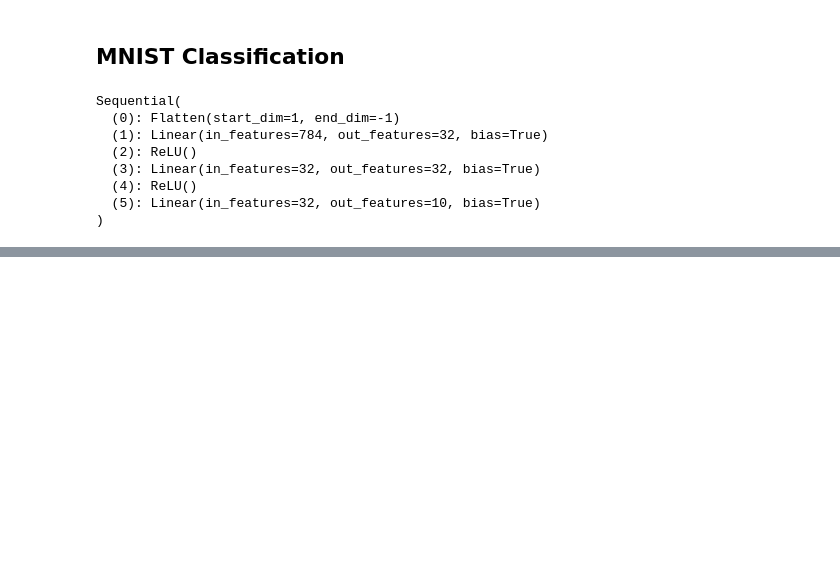
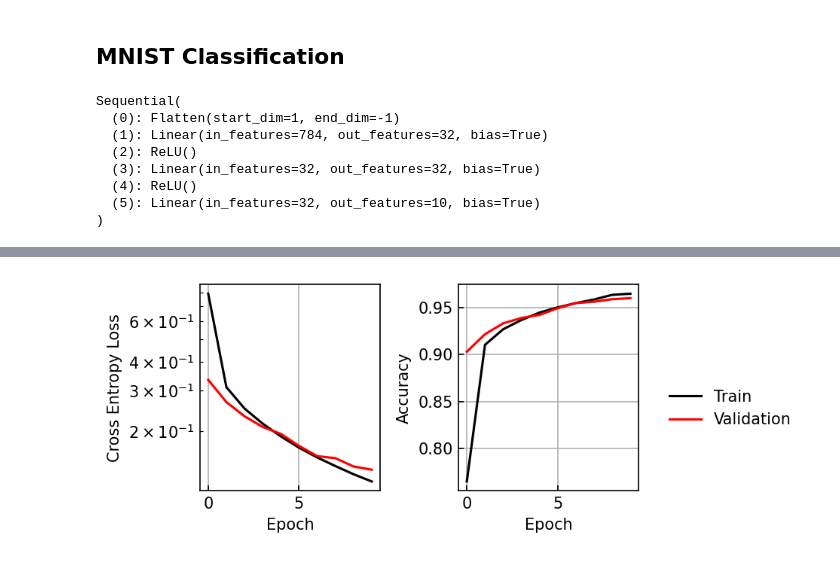
Before and after one commit to colen-teaching/DATA442-Fall-2026, a Jupyter notebook: notebooks/08.1_PyTorch_NNs.ipynb, the cells around one changed output, grey strips where cells are left out. Cells and saved outputs as stored; diff of their text form; code cells hidden in the pictures; blank space fills up the shorter version.

```diff
--- a/notebooks/08.1_PyTorch_NNs.ipynb
+++ b/notebooks/08.1_PyTorch_NNs.ipynb
@@ -382,0 +363,92 @@ Epoch 19: Accuracy = 0.969283
+# %%
+model = nn.Sequential(
+    nn.Flatten(),
+    nn.Linear(train_ds[0][0].numel(), 32),
+    nn.ReLU(),
+    nn.Linear(32, 32),
+    nn.ReLU(),
+    nn.Linear(32, 10)
+)
+model = model.to(device)
+# %%
+from tqdm import tqdm, trange
+
+def train_scheduler(model, loss_fn, optimizer, scheduler, train_dataset, val_dataset,
+                    batch_size=32, max_epochs=100, num_workers=0, device=device):
+    # Send model to correct hardware device
+    model = model.to(device)
+
+    # Create dataloaders for train/validation
+    train_loader = DataLoader(train_dataset, batch_size=batch_size, num_workers=num_workers, shuffle=True)
+    val_loader = DataLoader(val_dataset, batch_size=batch_size, num_workers=num_workers, shuffle=False)
+
+
+    train_loss, train_acc = [], []
+    val_loss, val_acc = [], []
+
+    pbar_epoch = trange(max_epochs)
+    for ii in pbar_epoch:
+        train_loss_ = 0.
+        train_acc_ = 0.
+        for x, y, in train_loader:
+            # Send x, y to GPU/TPU/etc.
+            x = x.to(device)
+            y = y.to(device)
+
+            # Make a prediction, compute the loss
+            y_pred = model(x)
+            loss = loss_fn(y_pred, y)
+
+            # Backpropagate gradients, apply weight updates, reset gradients
+            loss.backward()
+            optimizer.step()
+            optimizer.zero_grad()
+
+            # Logging
+            train_loss_ += loss.item() * x.shape[0]
+            train_acc_  += (torch.argmax(y_pred, dim=1) == y).float().sum().item()
+
+        train_loss.append(train_loss_ / len(train_dataset))
+        train_acc.append(train_acc_ / len(train_dataset))
+
+        val_loss_ = 0.
+        val_acc_ = 0.
+        with torch.no_grad():
+            for x, y, in val_loader:
+                # Send x, y to GPU/TPU/etc.
+                x = x.to(device)
+                y = y.to(device)
+
+                # Make a prediction, compute the loss
+                y_pred = model(x)
+                loss = loss_fn(y_pred, y)
+
+                # Logging
+                val_loss_ += loss.item() * x.shape[0]
+                val_acc_  += (torch.argmax(y_pred, dim=1) == y).float().sum().item()
+
+            val_loss.append(val_loss_ / len(val_dataset))
+            val_acc.append(val_acc_ / len(val_dataset))
+
+        pbar_epoch.set_postfix(
+            epoch=f"{ii+1:03d} / {max_epochs:03d}",
+            lr=f"{optimizer.param_groups[0]['lr']:.3g}",
+            train_loss=f"{train_loss[-1]:.3f}",
+            train_acc=f"{train_acc[-1]:.3f}",
+            val_loss=f"{val_loss[-1]:.3f}",
+            val_acc=f"{val_acc[-1]:.3f}")
+
+        scheduler.step()
+
+    return model, (train_loss, train_acc, val_loss, val_acc)
+
+loss_fn = nn.CrossEntropyLoss() # cross entropy
+optimizer = torch.optim.SGD(model.parameters(), lr=5e-2)
+scheduler = torch.optim.lr_scheduler.ExponentialLR(optimizer, gamma=0.98) # Decay learning rate by factor
+
+model, model_stats= train_scheduler(model, loss_fn, optimizer, scheduler, train_dataset, val_dataset,
+                                    batch_size=64, num_workers=4, max_epochs=10)
+loss_accuracy_plot(*model_stats)
+plt.tight_layout()
+# %% [output]
+[figure, added]
```
Also changed, not shown: parts of 26 cells of this notebook, 3 other files.
